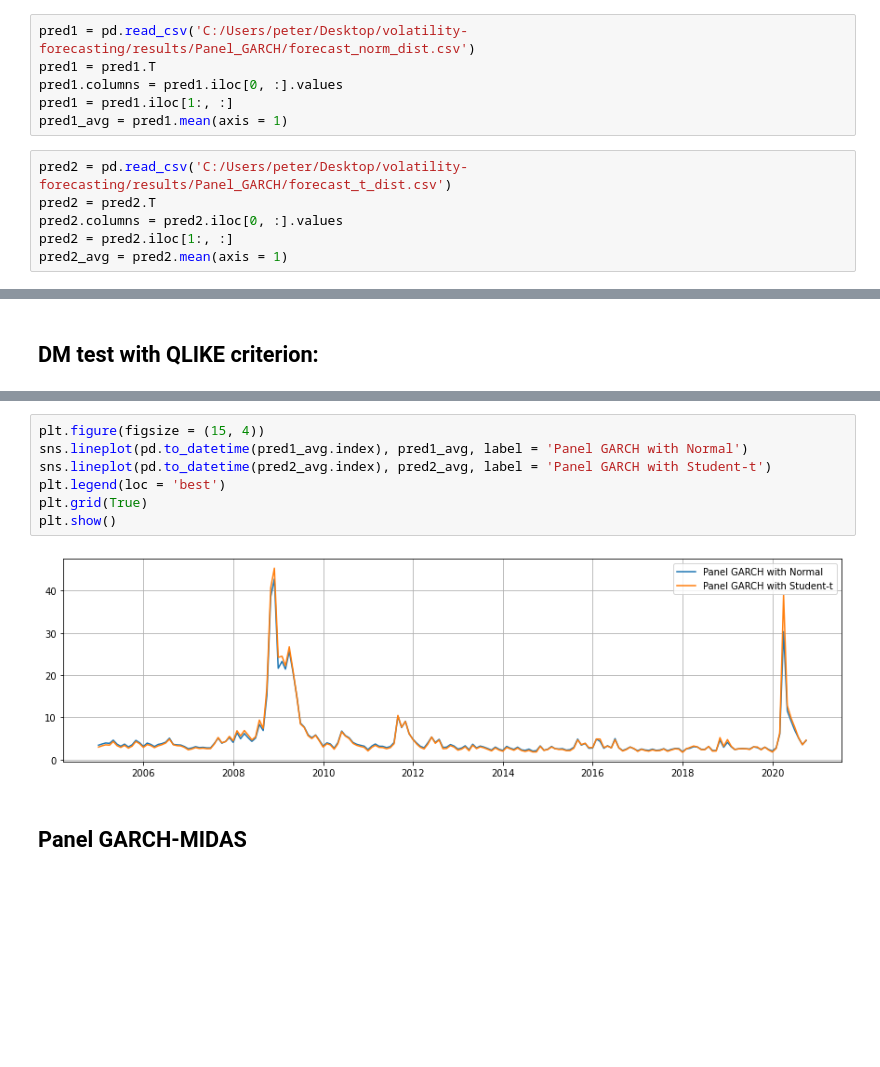
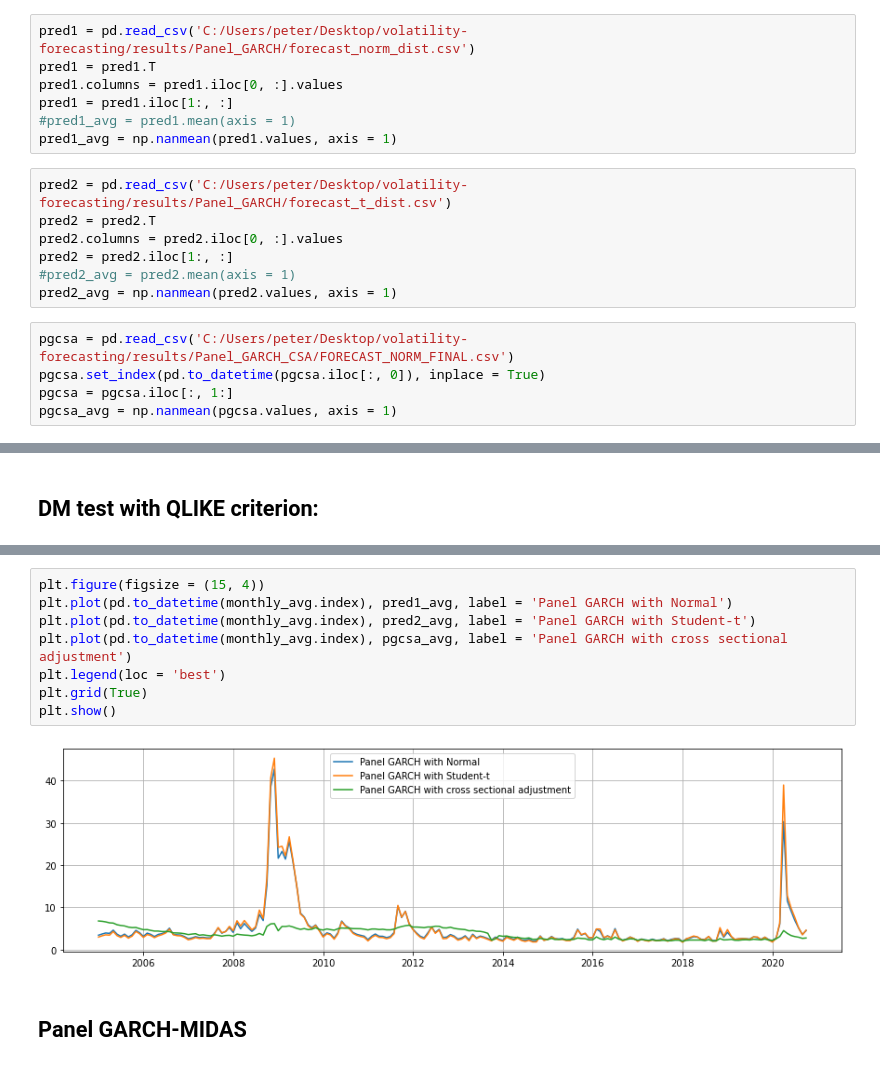
Before and after one commit to NemesiP/volatility-forecasting, a Jupyter notebook: Examples/Estimated Parameters.ipynb, the cells around one changed output, grey strips where cells are left out. Saved outputs shown, nothing was run; the diff lists cells and outputs as text; blank space fills up the shorter version.

```diff
--- a/Examples/Estimated Parameters.ipynb
+++ b/Examples/Estimated Parameters.ipynb
@@ -71,13 +106,20 @@ pred1 = pd.read_csv('C:/Users/peter/Desktop/volatility-forecasting/results/Panel
 pred1 = pred1.T
 pred1.columns = pred1.iloc[0, :].values
 pred1 = pred1.iloc[1:, :]
-pred1_avg = pred1.mean(axis = 1)
+#pred1_avg = pred1.mean(axis = 1)
+pred1_avg = np.nanmean(pred1.values, axis = 1)
 # %%
 pred2 = pd.read_csv('C:/Users/peter/Desktop/volatility-forecasting/results/Panel_GARCH/forecast_t_dist.csv')
 pred2 = pred2.T
 pred2.columns = pred2.iloc[0, :].values
 pred2 = pred2.iloc[1:, :]
-pred2_avg = pred2.mean(axis = 1)
+#pred2_avg = pred2.mean(axis = 1)
+pred2_avg = np.nanmean(pred2.values, axis = 1)
+# %%
+pgcsa = pd.read_csv('C:/Users/peter/Desktop/volatility-forecasting/results/Panel_GARCH_CSA/FORECAST_NORM_FINAL.csv')
+pgcsa.set_index(pd.to_datetime(pgcsa.iloc[:, 0]), inplace = True)
+pgcsa = pgcsa.iloc[:, 1:]
+pgcsa_avg = np.nanmean(pgcsa.values, axis = 1)
 # %% [markdown]
 ## DM test with MSE criterion:
 # %%
@@ -103,12 +149,13 @@ plt.show()
 # %%
 plt.figure(figsize = (15, 4))
-sns.lineplot(pd.to_datetime(pred1_avg.index), pred1_avg, label = 'Panel GARCH with Normal')
-sns.lineplot(pd.to_datetime(pred2_avg.index), pred2_avg, label = 'Panel GARCH with Student-t')
+plt.plot(pd.to_datetime(monthly_avg.index), pred1_avg, label = 'Panel GARCH with Normal')
+plt.plot(pd.to_datetime(monthly_avg.index), pred2_avg, label = 'Panel GARCH with Student-t')
+plt.plot(pd.to_datetime(monthly_avg.index), pgcsa_avg, label = 'Panel GARCH with cross sectional adjustment')
 plt.legend(loc = 'best')
 plt.grid(True)
 plt.show()
 # %% [output]
-[figure, old version]
+[figure, new version]
 # %% [markdown]
 ## Panel GARCH-MIDAS
 # %%
```
Also changed, not shown: parts of 33 cells of this notebook, 1 other file.
